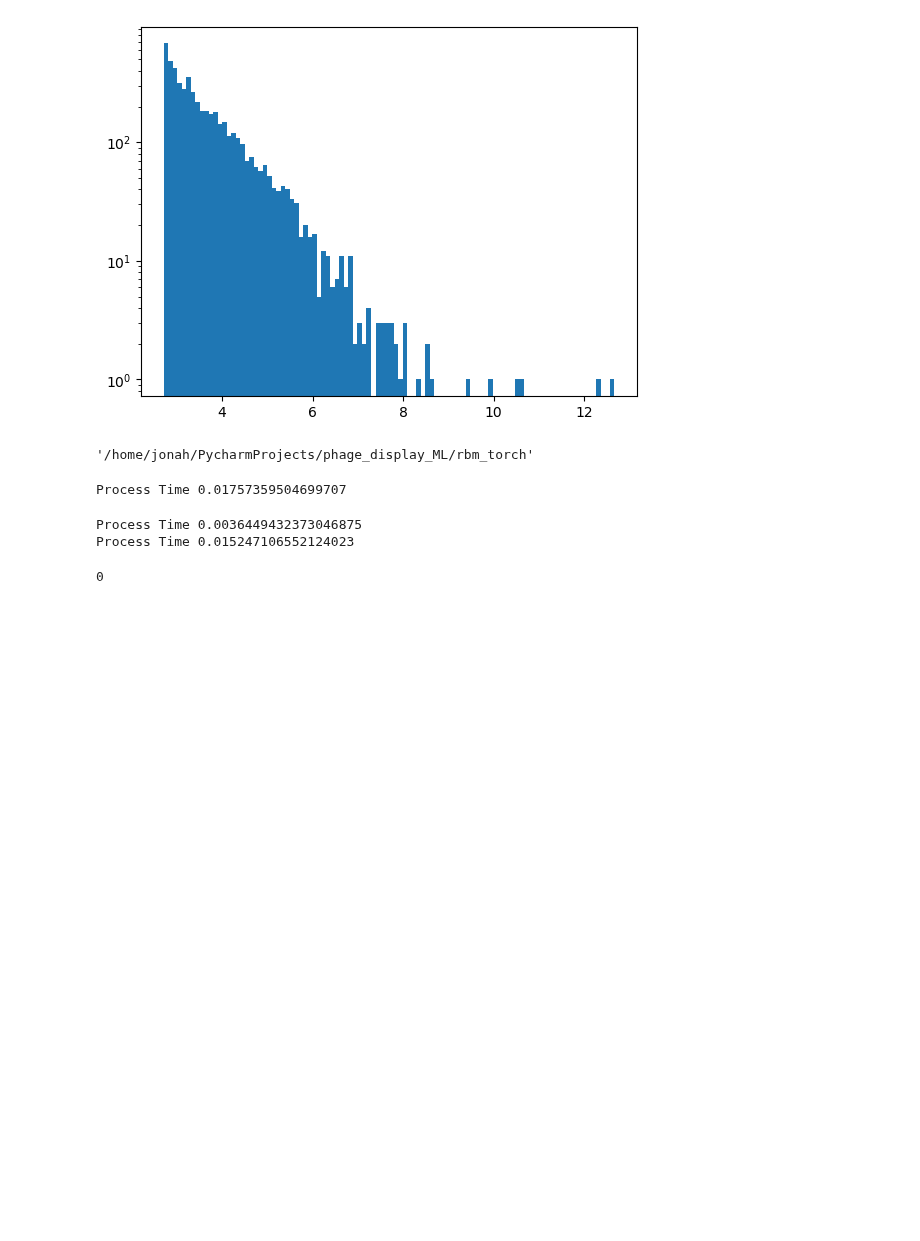
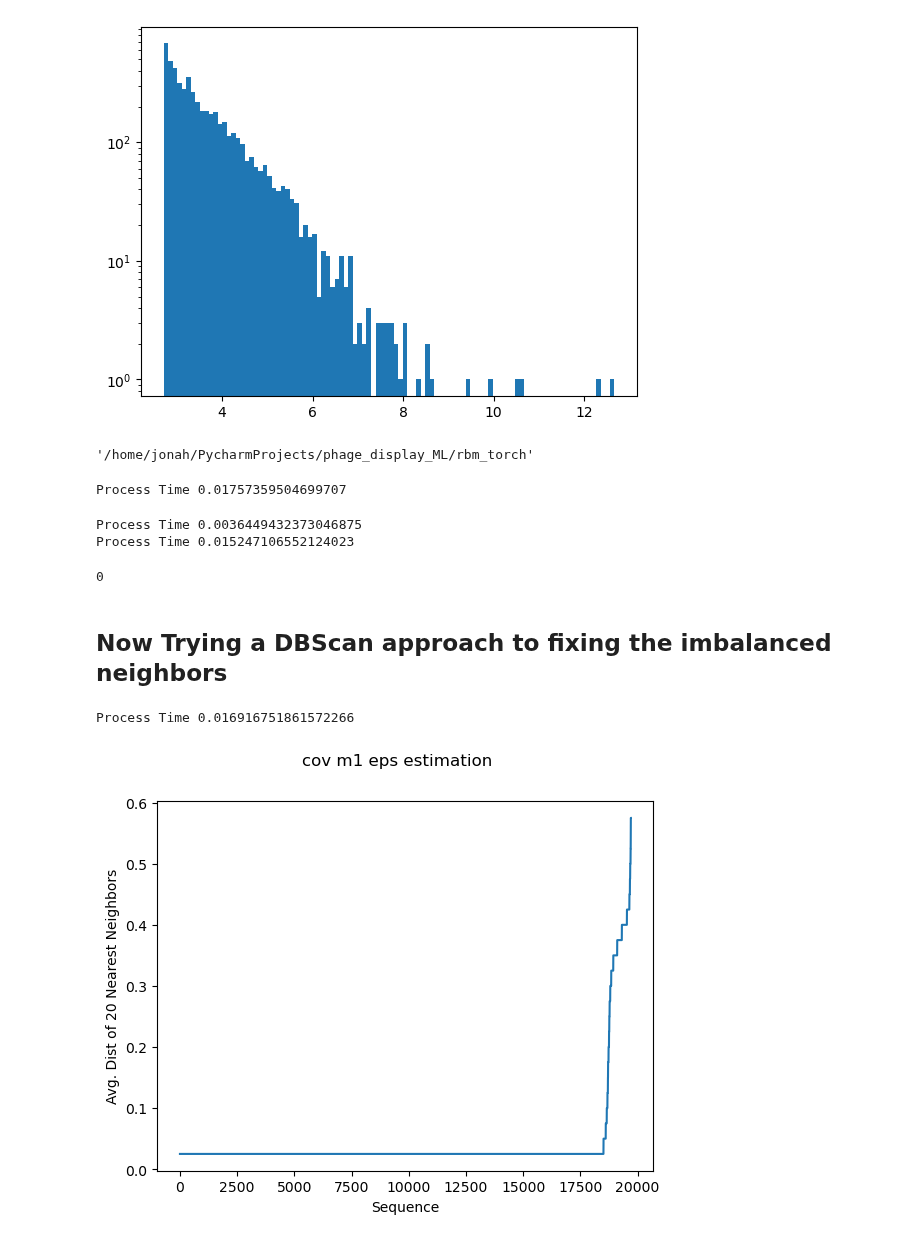
Before and after one commit to Jonahowns/phage_display_ML, a Jupyter notebook: datasets/cov_dataset_prep_example.ipynb, the cells around one changed output. Cells and saved outputs as stored; diff of their text form; code cells hidden in the pictures; blank space fills up the shorter version.

Commit message:
Added dbscan clustering to clustering_methods for normalizing the dataset. Trying this out on both cov and exo datasets.

```diff
--- a/datasets/cov_dataset_prep_example.ipynb
+++ b/datasets/cov_dataset_prep_example.ipynb
@@ -534,3 +534,5 @@ sp.call(f"python submit.py -d cov -r m1c -p wzhengpu1 -q wildfire -m crbm -e 200
 sp.call(f"python submit.py -d cov -r m1c -p wzhengpu1 -q wildfire -m crbm -e 2000 -g 1 -w m1_stnexp.json --precision single", shell=True) # weights
 # %% [output]
 0
+# %% [markdown]
+## Now Trying a DBScan approach to fixing the imbalanced neighbors
@@ -536,0 +545,15 @@ sp.call(f"python submit.py -d cov -r m1c -p wzhengpu1 -q wildfire -m crbm -e 200
+# %%
+fasta_ids = ["m1c", "m1"]
+from rbm_torch.utils import utils
+import data_prep as dp
+import rbm_torch.analysis.clustering_methods as cm
+
+fasta_id = "m1"
+
+seqs, affs, chars, q = utils.fasta_read(f"./cov/{fasta_id + '.fasta'}", "dna", threads=12)
+cat = utils.seq_to_cat(seqs, molecule="dna")
+
+cm.estimate_dbscan_eps(cat, nn=20, title="cov m1 eps estimation")
+# %% [output]
+Process Time 0.016916751861572266
+[figure, added]
```
Also changed, not shown: parts of 7 cells of this notebook, 6 other files.
